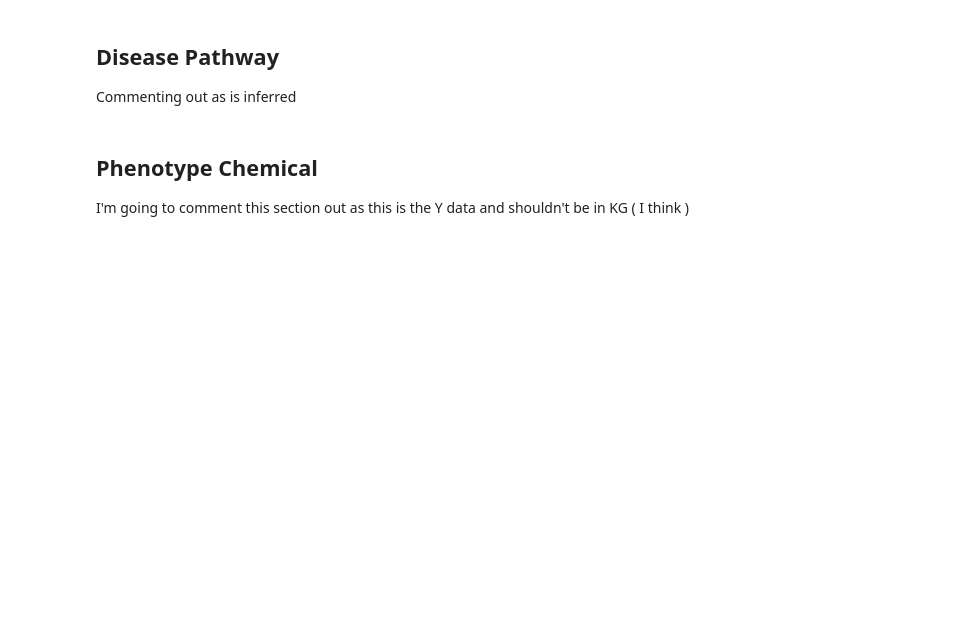
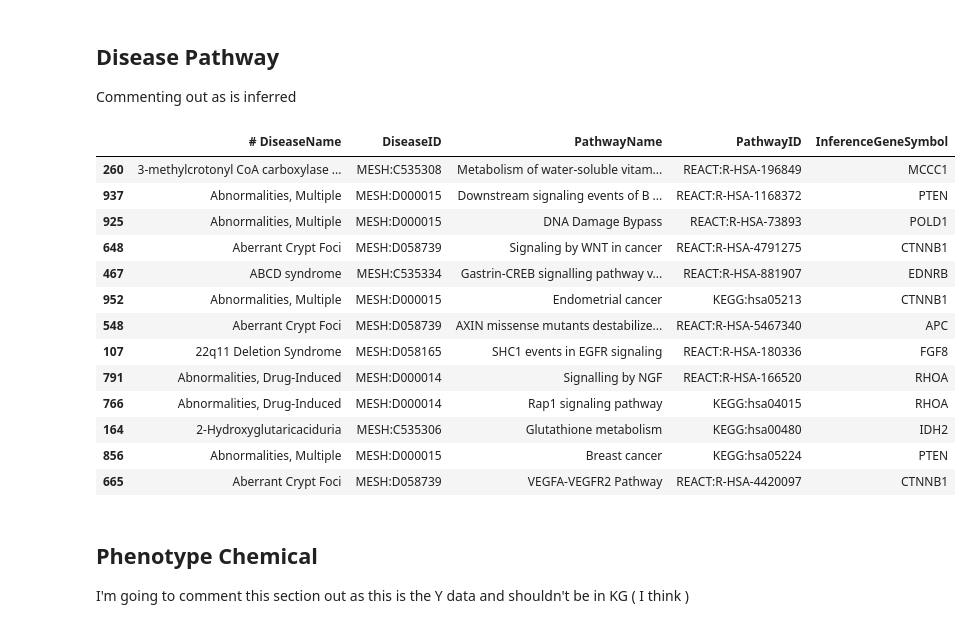
Before and after one commit to colemai/msc-thesis, a Jupyter notebook: ctd-to-nt/ctd-to-nt.ipynb, the cells around one changed output. Saved outputs shown, nothing was run; the diff lists cells and outputs as text; code cells hidden in the pictures; blank space fills up the shorter version.

```diff
--- a/ctd-to-nt/ctd-to-nt.ipynb
+++ b/ctd-to-nt/ctd-to-nt.ipynb
@@ -497,9 +448,27 @@ Commenting out as is inferred
 # # Log progress
 # subprocess.call('echo "Begin Dis-Path" >> log.txt', shell=True)
 # %%
-# # Read in CTD sample, skipping the intro rows
-# df_dp = pd.read_csv('csvs/CTD_diseases_pathways.csv', skiprows=27 )
-# df_dp = df_dp.drop(0)
+# Read in CTD sample, skipping the intro rows
+df_dp = pd.read_csv('csvs/CTD_diseases_pathways.csv', skiprows=27, nrows=1000 )
+df_dp = df_dp.drop(0)
+# %%
+df_dp.sample(13
+            )
+# %% [output]
+|  | # DiseaseName | DiseaseID | PathwayName | PathwayID | InferenceGeneSymbol |
+| 260 | 3-methylcrotonyl CoA carboxylase ... | MESH:C535308 | Metabolism of water-soluble vitam... | REACT:R-HSA-196849 | MCCC1 |
+| 937 | Abnormalities, Multiple | MESH:D000015 | Downstream signaling events of B ... | REACT:R-HSA-1168372 | PTEN |
+| 925 | Abnormalities, Multiple | MESH:D000015 | DNA Damage Bypass | REACT:R-HSA-73893 | POLD1 |
+| 648 | Aberrant Crypt Foci | MESH:D058739 | Signaling by WNT in cancer | REACT:R-HSA-4791275 | CTNNB1 |
+| 467 | ABCD syndrome | MESH:C535334 | Gastrin-CREB signalling pathway v... | REACT:R-HSA-881907 | EDNRB |
+| 952 | Abnormalities, Multiple | MESH:D000015 | Endometrial cancer | KEGG:hsa05213 | CTNNB1 |
+| 548 | Aberrant Crypt Foci | MESH:D058739 | AXIN missense mutants destabilize... | REACT:R-HSA-5467340 | APC |
+| 107 | 22q11 Deletion Syndrome | MESH:D058165 | SHC1 events in EGFR signaling | REACT:R-HSA-180336 | FGF8 |
+| 791 | Abnormalities, Drug-Induced | MESH:D000014 | Signalling by NGF | REACT:R-HSA-166520 | RHOA |
+| 766 | Abnormalities, Drug-Induced | MESH:D000014 | Rap1 signaling pathway | KEGG:hsa04015 | RHOA |
+| 164 | 2-Hydroxyglutaricaciduria | MESH:C535306 | Glutathione metabolism | KEGG:hsa00480 | IDH2 |
+| 856 | Abnormalities, Multiple | MESH:D000015 | Breast cancer | KEGG:hsa05224 | PTEN |
+| 665 | Aberrant Crypt Foci | MESH:D058739 | VEGFA-VEGFR2 Pathway | REACT:R-HSA-4420097 | CTNNB1 |
 # %%
 # #Specify type to optimise
 # df_dp['DiseaseID'] = df_dp.DiseaseID.astype(str)
```
Also changed, not shown: parts of 21 cells of this notebook, 2 other files.
